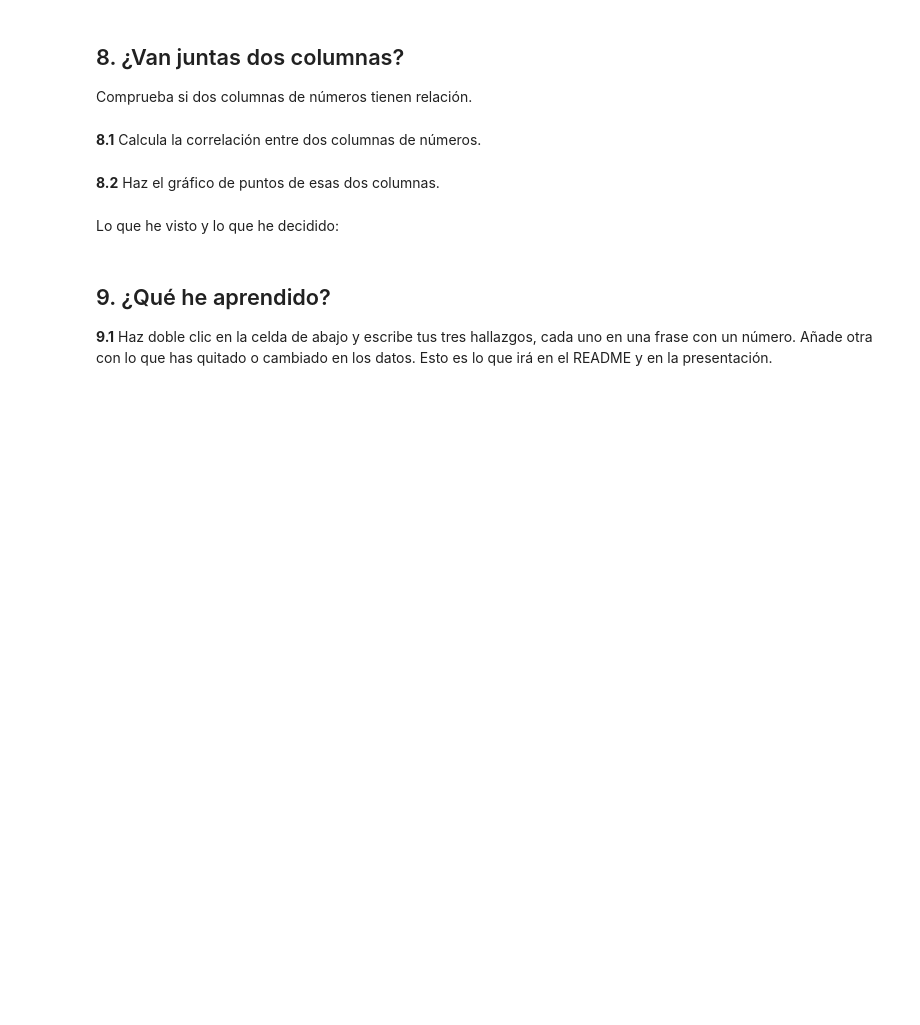
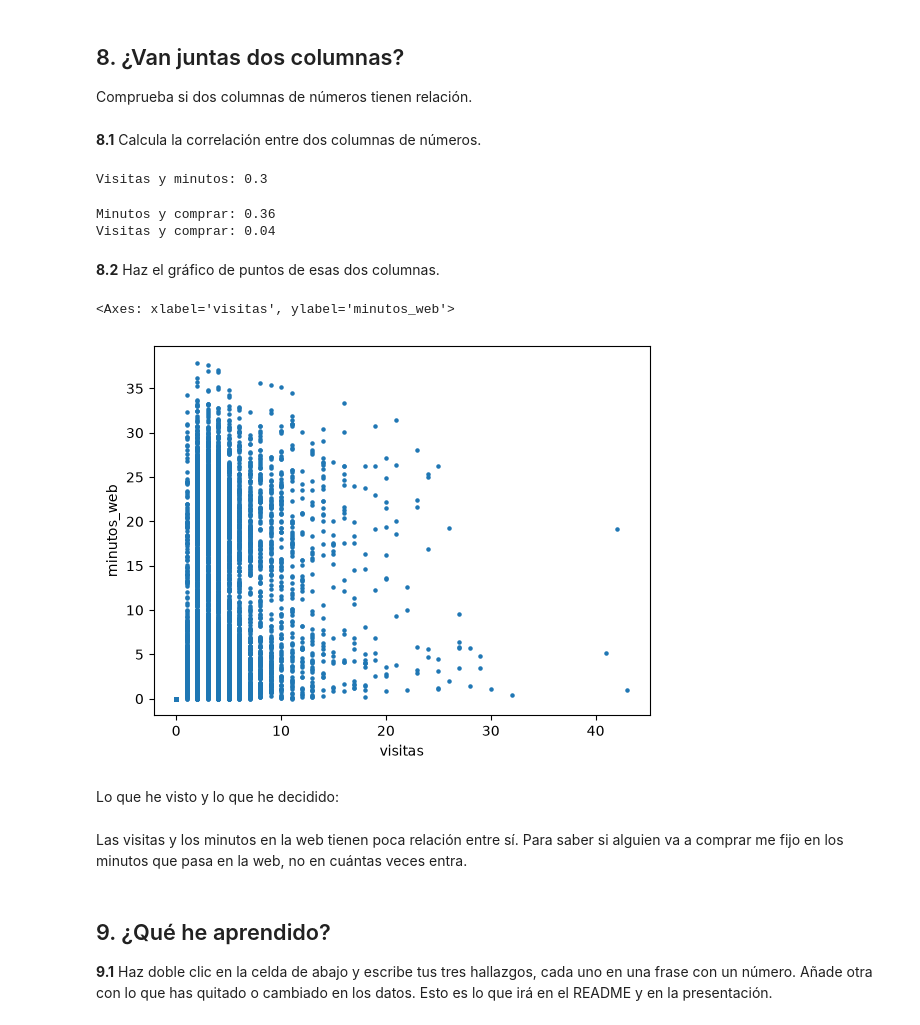
Before and after one commit to ValeriaCiriza/proyecto-m1, a Jupyter notebook: eda.ipynb, the cells around one changed output. Saved outputs shown, nothing was run; the diff lists cells and outputs as text; code cells hidden in the pictures; blank space fills up the shorter version.

```diff
--- a/eda.ipynb
+++ b/eda.ipynb
@@ -402,10 +567,28 @@ Lo que he visto y lo que he decidido:
 Comprueba si dos columnas de números tienen relación.
 # %% [markdown]
 **8.1** Calcula la correlación entre dos columnas de números.
+# %%
+print("Visitas y minutos:", round(leads["visitas"].corr(leads["minutos_web"]), 2))  # Calculo la correlación entre las visitas y los minutos en la web
+# %% [output]
+Visitas y minutos: 0.3
+# %%
+print("Minutos y comprar:", round(leads["minutos_web"].corr(leads["convertido"]), 2))
+print("Visitas y comprar:", round(leads["visitas"].corr(leads["convertido"]), 2)) # Y la correlación de cada una con comprar
+# %% [output]
+Minutos y comprar: 0.36
+Visitas y comprar: 0.04
 # %% [markdown]
 **8.2** Haz el gráfico de puntos de esas dos columnas.
+# %%
+leads.plot(kind="scatter", x="visitas", y="minutos_web", s=5) # Dibujo el gráfico de puntos de las visitas y los minutos
+# %% [output]
+<Axes: xlabel='visitas', ylabel='minutos_web'>
+[figure, added]
 # %% [markdown]
 Lo que he visto y lo que he decidido:
+# %% [markdown]
+
+Las visitas y los minutos en la web tienen poca relación entre sí. Para saber si alguien va a comprar me fijo en los minutos que pasa en la web, no en cuántas veces entra.
 # %% [markdown]
 ## 9. ¿Qué he aprendido?
 
```
Also changed, not shown: parts of 21 cells of this notebook, 1 other file.
